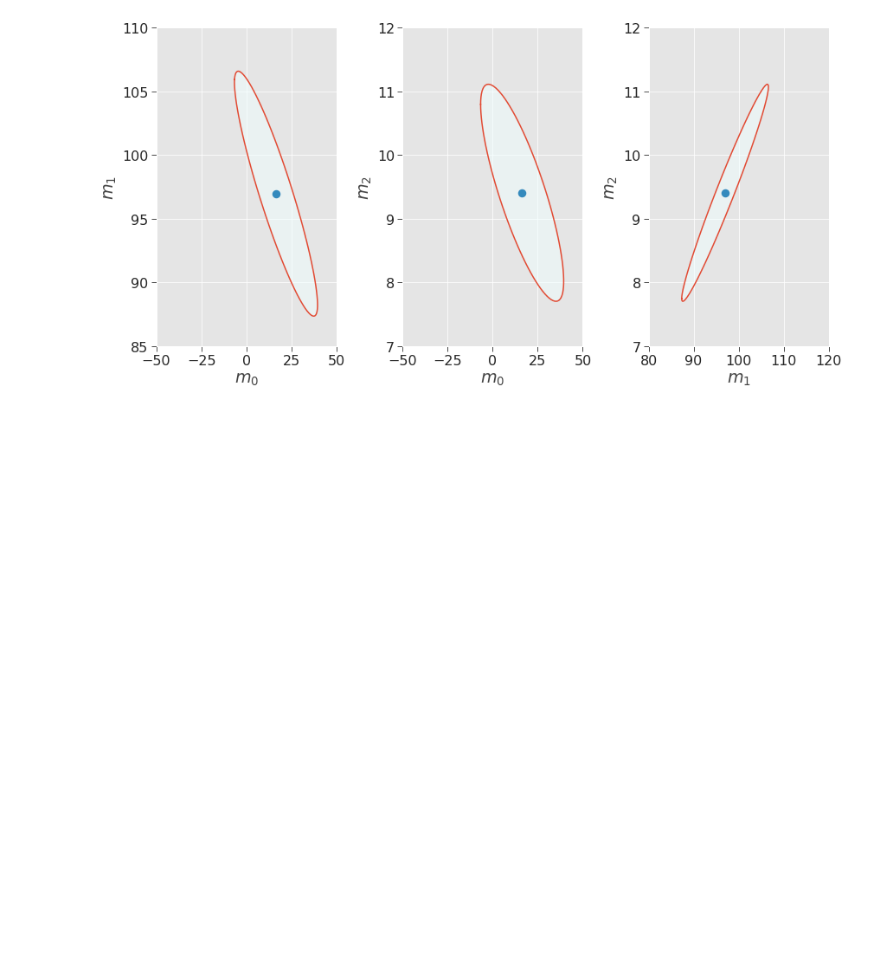
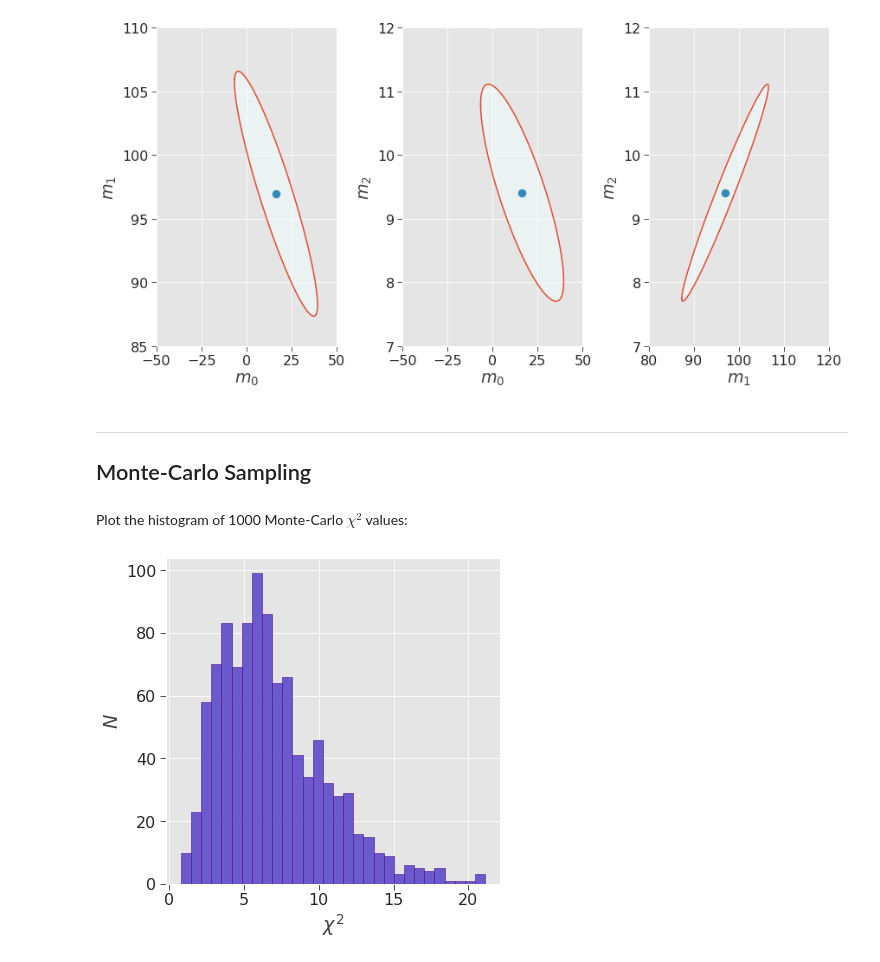
Before and after one commit to nimanzik/peiplib, a Jupyter notebook: notebooks/chap_02_ex_01-02.ipynb, the cells around one changed output. Drawn from its saved outputs; the diff is of its cells as text; code cells hidden in the pictures; blank space fills up the shorter version.

```diff
--- a/notebooks/chap_02_ex_01-02.ipynb
+++ b/notebooks/chap_02_ex_01-02.ipynb
@@ -199,3 +209,40 @@ helper_plot_confidence_ellipse(c, m, ax3)
 ax3.set(xlabel=r'$m_{1}$', ylabel=r'$m_{2}$', xlim=[80, 120], ylim=[7, 12]);
 # %% [output]
 [figure]
+# %% [markdown]
+---
+
+## Monte-Carlo Sampling
+# %%
+# First, forward-propagating the solution into an assumed noise-free
+# baseline data vector
+y0 = G @ m_est
+
+# No. of model parameters; no. of random realisations
+n_param = 3
+n_real = 1000
+
+# Allocate arrays for Monte-Carlo experiment
+mest_mc = np.empty((n_real, n_param))
+chisq_mc = np.empty(n_real)
+
+rng = np.random.default_rng(seed=123)
+for i_real in range(n_real):
+    # Generate a trial data set of perturbed, weighted data
+    y_trial = y0 + sigma * rng.standard_normal(size=n_obs)
+    yw_trial = y_trial / sigma
+
+    mest_trial, *_ = nla.lstsq(Gw, yw_trial, rcond=None)
+    mest_mc[i_real] = mest_trial
+
+    residuals = y_trial - (G @ mest_trial)
+    chisq_trial = np.sum(residuals**2 / sigma**2)
+    chisq_mc[i_real] = chisq_trial
+# %% [markdown]
+Plot the histogram of 1000 Monte-Carlo $\chi^2$ values:
+# %%
+fig, ax = plt.subplots()
+ax.hist(chisq_mc, bins=30, facecolor='slateblue', edgecolor='indigo')
+ax.set(xlabel='$\chi^2$', ylabel='$N$');
+# %% [output]
+[figure, added]
```
Also changed, not shown: parts of 7 cells of this notebook, 1 other file.
